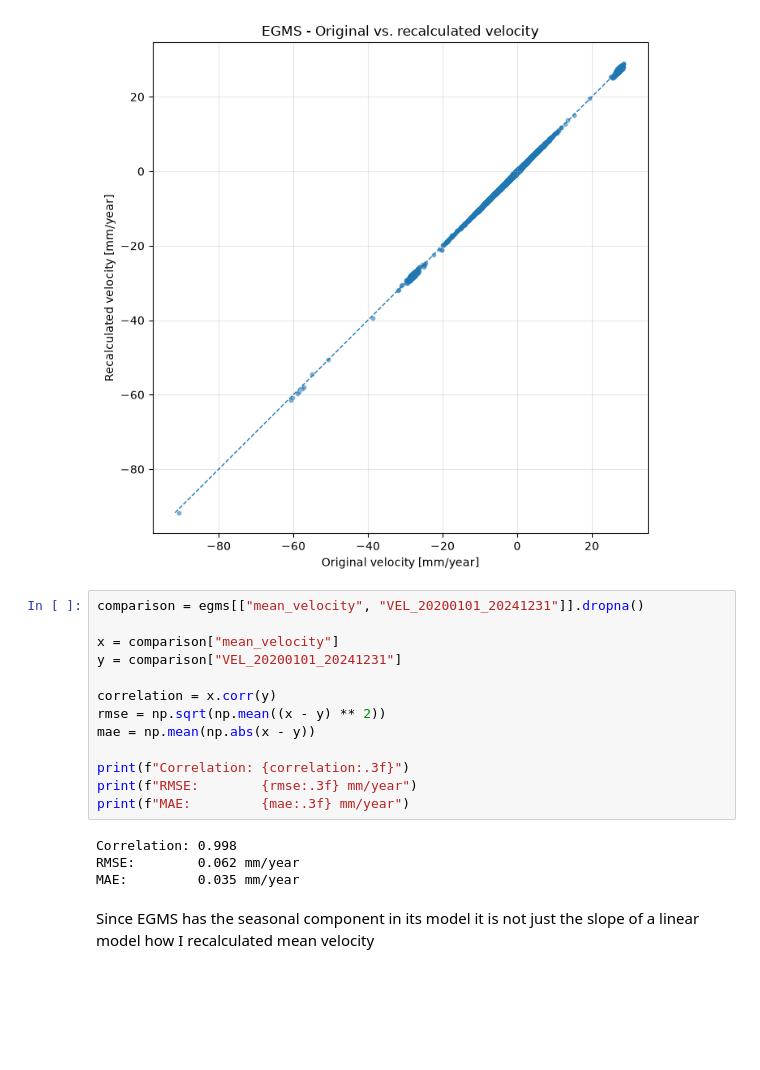
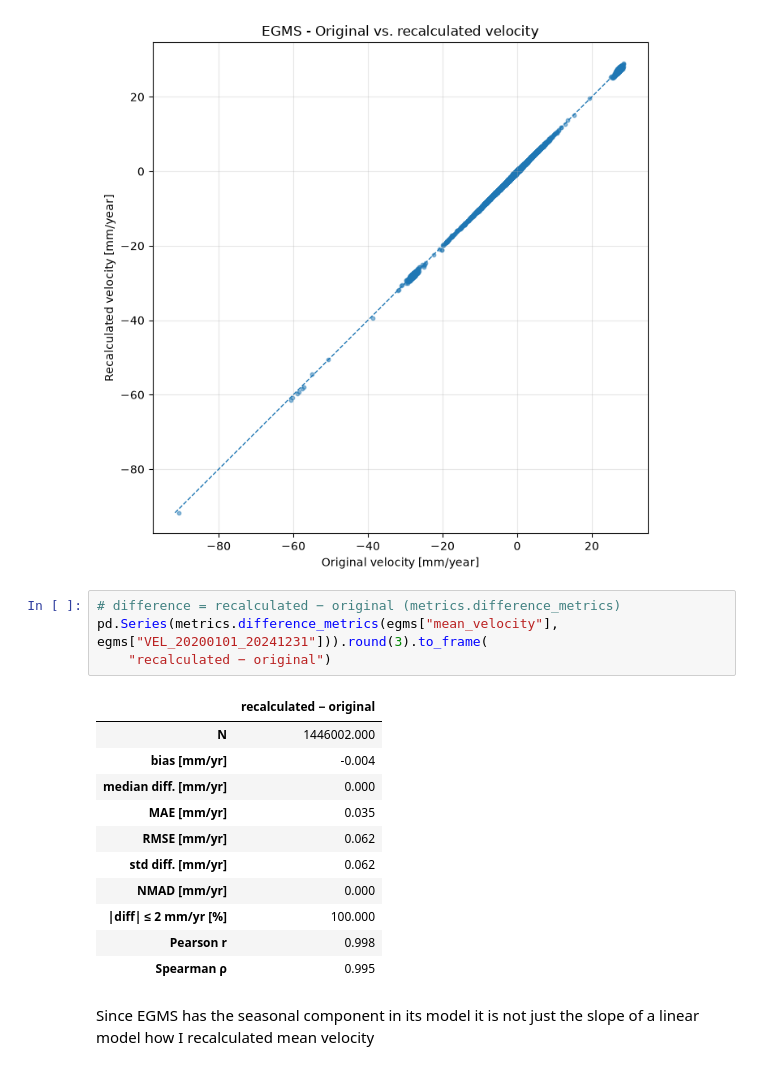
Before and after one commit to Lukas-Scharf-PLUS/ADUCAT_validation, a Jupyter notebook: notebooks/t1_pipeline_products/ref_InSAR/t1_reference_velocity_recalculation.ipynb, the cells around one changed output. Cells and saved outputs as stored; diff of their text form; blank space fills up the shorter version.

```diff
--- a/02_validation_vel_recalculation.ipynb
+++ b/notebooks/t1_pipeline_products/ref_InSAR/t1_reference_velocity_recalculation.ipynb
@@ -161,21 +168,20 @@ plt.show()
 # %% [output]
 [figure]
 # %%
-comparison = egms[["mean_velocity", "VEL_20200101_20241231"]].dropna()
-
-x = comparison["mean_velocity"]
-y = comparison["VEL_20200101_20241231"]
-
-correlation = x.corr(y)
-rmse = np.sqrt(np.mean((x - y) ** 2))
-mae = np.mean(np.abs(x - y))
-
-print(f"Correlation: {correlation:.3f}")
-print(f"RMSE:        {rmse:.3f} mm/year")
-print(f"MAE:         {mae:.3f} mm/year")
+# difference = recalculated − original (metrics.difference_metrics)
+pd.Series(metrics.difference_metrics(egms["mean_velocity"], egms["VEL_20200101_20241231"])).round(3).to_frame(
+    "recalculated − original")
 # %% [output]
-Correlation: 0.998
-RMSE:        0.062 mm/year
-MAE:         0.035 mm/year
+|  | recalculated − original |
+| N | 1446002.000 |
+| bias [mm/yr] | -0.004 |
+| median diff. [mm/yr] | 0.000 |
+| MAE [mm/yr] | 0.035 |
+| RMSE [mm/yr] | 0.062 |
+| std diff. [mm/yr] | 0.062 |
+| NMAD [mm/yr] | 0.000 |
+| |diff| ≤ 2 mm/yr [%] | 100.000 |
+| Pearson r | 0.998 |
+| Spearman ρ | 0.995 |
 # %% [markdown]
 Since EGMS has the seasonal component in its model it is not just the slope of a linear model how I recalculated mean velocity
```
Also changed, not shown: parts of 5 cells of this notebook, 37 other files.
